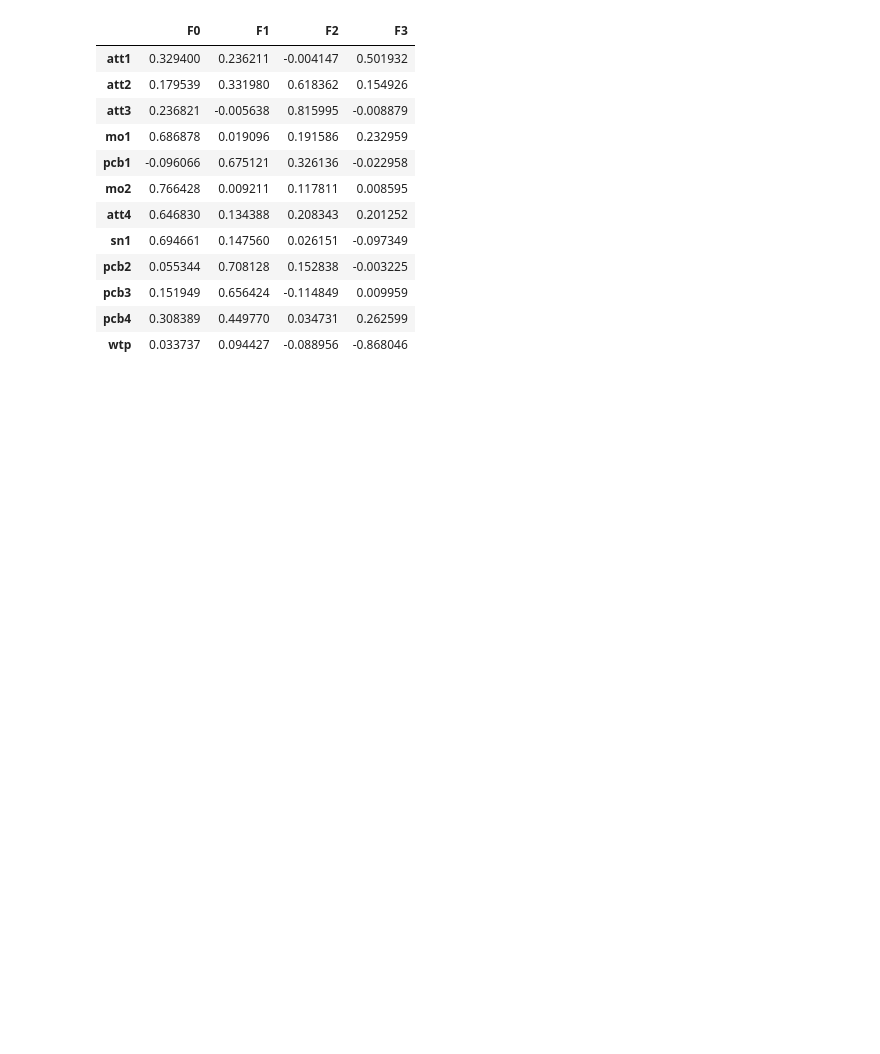
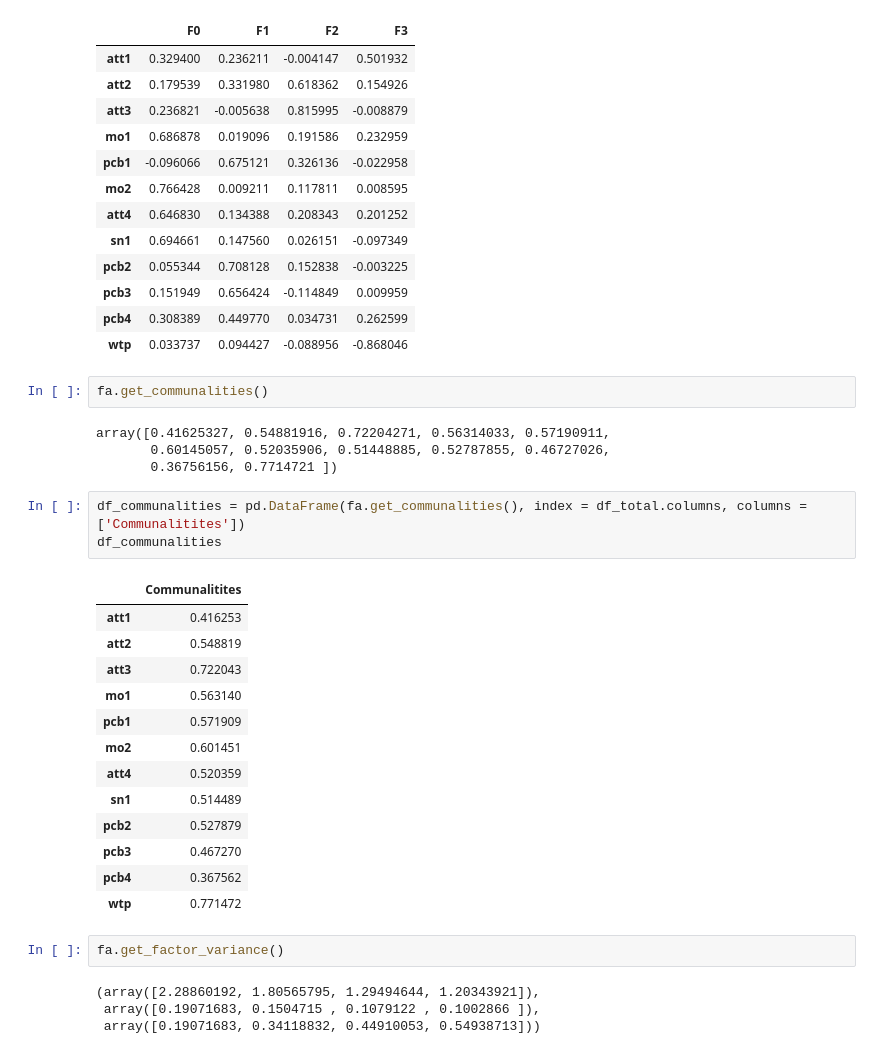
Before and after one commit to carlosug/green-behaviour, a Jupyter notebook: EFA-analysis.ipynb, the cells around one changed output. Cells and saved outputs as stored; diff of their text form; blank space fills up the shorter version.

```diff
--- a/EFA-analysis.ipynb
+++ b/EFA-analysis.ipynb
@@ -305,3 +305,32 @@ df_loadings.style.background_gradient()
 | pcb3 | 0.151949 | 0.656424 | -0.114849 | 0.009959 |
 | pcb4 | 0.308389 | 0.449770 | 0.034731 | 0.262599 |
 | wtp | 0.033737 | 0.094427 | -0.088956 | -0.868046 |
+# %%
+fa.get_communalities()
+# %% [output]
+array([0.41625327, 0.54881916, 0.72204271, 0.56314033, 0.57190911,
+       0.60145057, 0.52035906, 0.51448885, 0.52787855, 0.46727026,
+       0.36756156, 0.7714721 ])
+# %%
+df_communalities = pd.DataFrame(fa.get_communalities(), index = df_total.columns, columns = ['Communalitites'])
+df_communalities
+# %% [output]
+|  | Communalitites |
+| att1 | 0.416253 |
+| att2 | 0.548819 |
+| att3 | 0.722043 |
+| mo1 | 0.563140 |
+| pcb1 | 0.571909 |
+| mo2 | 0.601451 |
+| att4 | 0.520359 |
+| sn1 | 0.514489 |
+| pcb2 | 0.527879 |
+| pcb3 | 0.467270 |
+| pcb4 | 0.367562 |
+| wtp | 0.771472 |
+# %%
+fa.get_factor_variance()
+# %% [output]
+(array([2.28860192, 1.80565795, 1.29494644, 1.20343921]),
+ array([0.19071683, 0.1504715 , 0.1079122 , 0.1002866 ]),
+ array([0.19071683, 0.34118832, 0.44910053, 0.54938713]))
```
Also changed, not shown: parts of 3 cells of this notebook, 1 other file.
